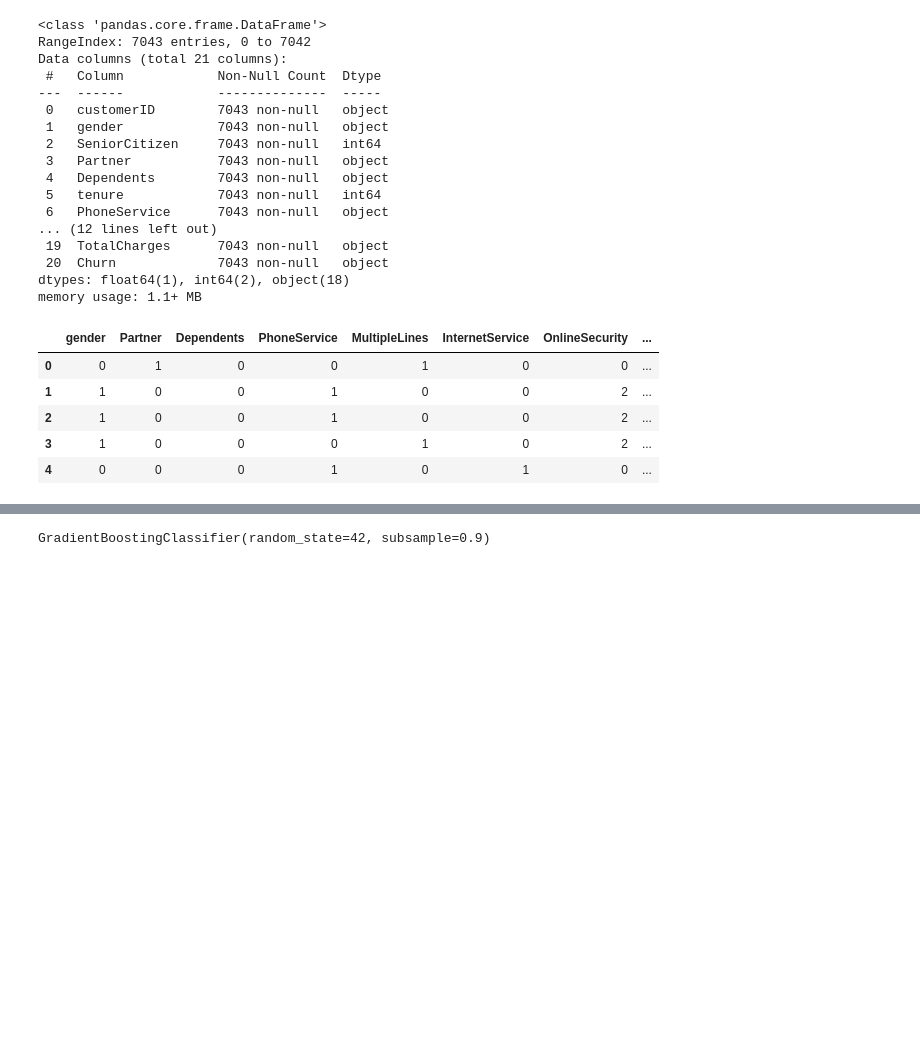
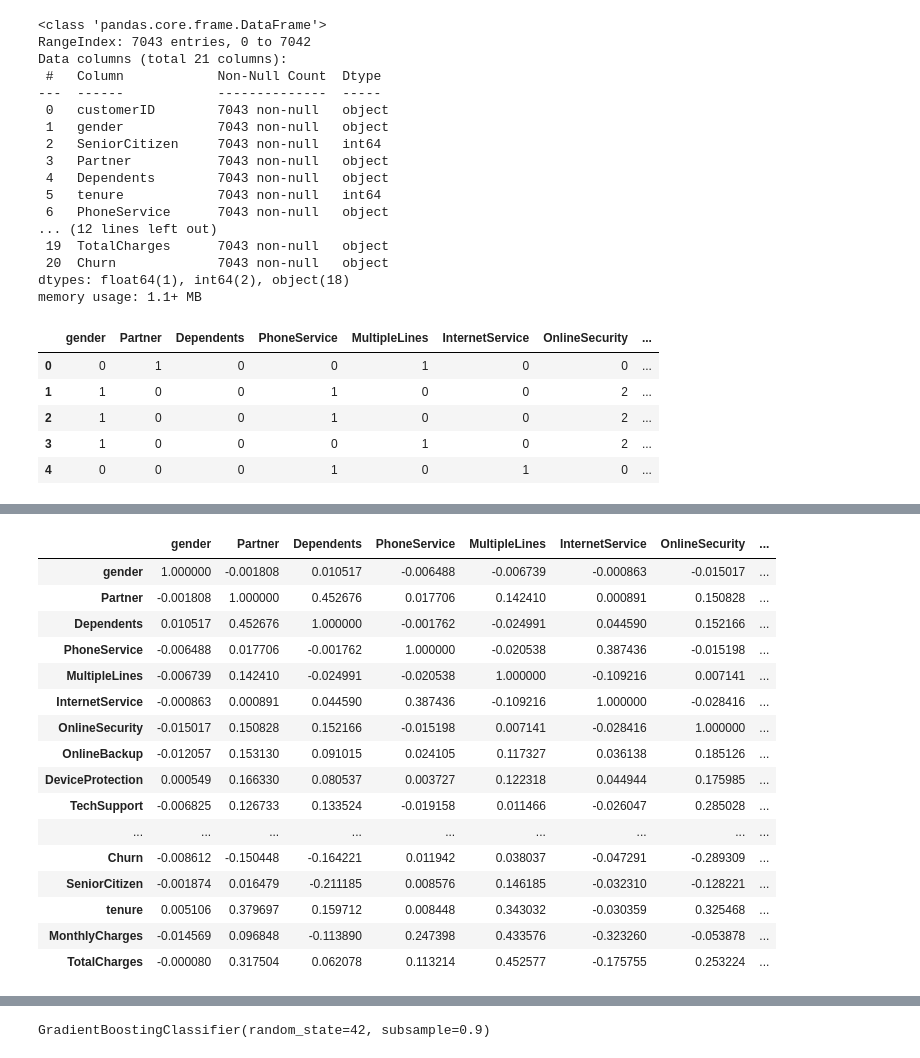
Before and after one commit to llinzy/Machine-Learning-Projects, a Jupyter notebook: Telco_Customer_Churn.ipynb, the cells around one changed output, grey strips where cells are left out. Cells and saved outputs as stored; diff of their text form; code cells hidden in the pictures; blank space fills up the shorter version.

```diff
--- a/Telco_Customer_Churn.ipynb
+++ b/Telco_Customer_Churn.ipynb
@@ -76,0 +98,20 @@ dataset.head()
+# %%
+dataset.corr()
+# %% [output]
+|  | gender | Partner | Dependents | PhoneService | MultipleLines | InternetService | OnlineSecurity | ... |
+| gender | 1.000000 | -0.001808 | 0.010517 | -0.006488 | -0.006739 | -0.000863 | -0.015017 | ... |
+| Partner | -0.001808 | 1.000000 | 0.452676 | 0.017706 | 0.142410 | 0.000891 | 0.150828 | ... |
+| Dependents | 0.010517 | 0.452676 | 1.000000 | -0.001762 | -0.024991 | 0.044590 | 0.152166 | ... |
+| PhoneService | -0.006488 | 0.017706 | -0.001762 | 1.000000 | -0.020538 | 0.387436 | -0.015198 | ... |
+| MultipleLines | -0.006739 | 0.142410 | -0.024991 | -0.020538 | 1.000000 | -0.109216 | 0.007141 | ... |
+| InternetService | -0.000863 | 0.000891 | 0.044590 | 0.387436 | -0.109216 | 1.000000 | -0.028416 | ... |
+| OnlineSecurity | -0.015017 | 0.150828 | 0.152166 | -0.015198 | 0.007141 | -0.028416 | 1.000000 | ... |
+| OnlineBackup | -0.012057 | 0.153130 | 0.091015 | 0.024105 | 0.117327 | 0.036138 | 0.185126 | ... |
+| DeviceProtection | 0.000549 | 0.166330 | 0.080537 | 0.003727 | 0.122318 | 0.044944 | 0.175985 | ... |
+| TechSupport | -0.006825 | 0.126733 | 0.133524 | -0.019158 | 0.011466 | -0.026047 | 0.285028 | ... |
+| ... | ... | ... | ... | ... | ... | ... | ... | ... |
+| Churn | -0.008612 | -0.150448 | -0.164221 | 0.011942 | 0.038037 | -0.047291 | -0.289309 | ... |
+| SeniorCitizen | -0.001874 | 0.016479 | -0.211185 | 0.008576 | 0.146185 | -0.032310 | -0.128221 | ... |
+| tenure | 0.005106 | 0.379697 | 0.159712 | 0.008448 | 0.343032 | -0.030359 | 0.325468 | ... |
+| MonthlyCharges | -0.014569 | 0.096848 | -0.113890 | 0.247398 | 0.433576 | -0.323260 | -0.053878 | ... |
+| TotalCharges | -0.000080 | 0.317504 | 0.062078 | 0.113214 | 0.452577 | -0.175755 | 0.253224 | ... |
```
Also changed, not shown: parts of 6 cells of this notebook.
